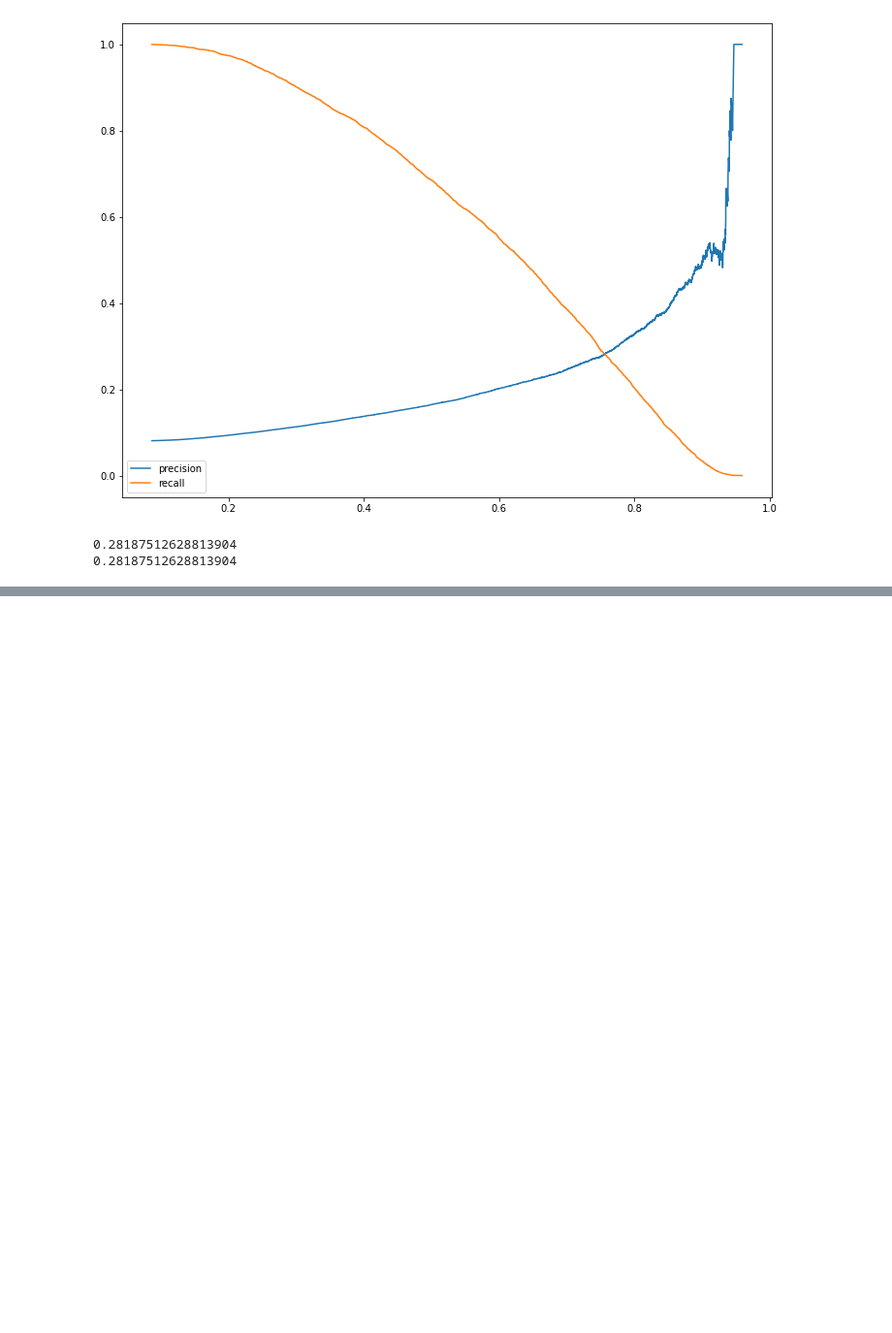
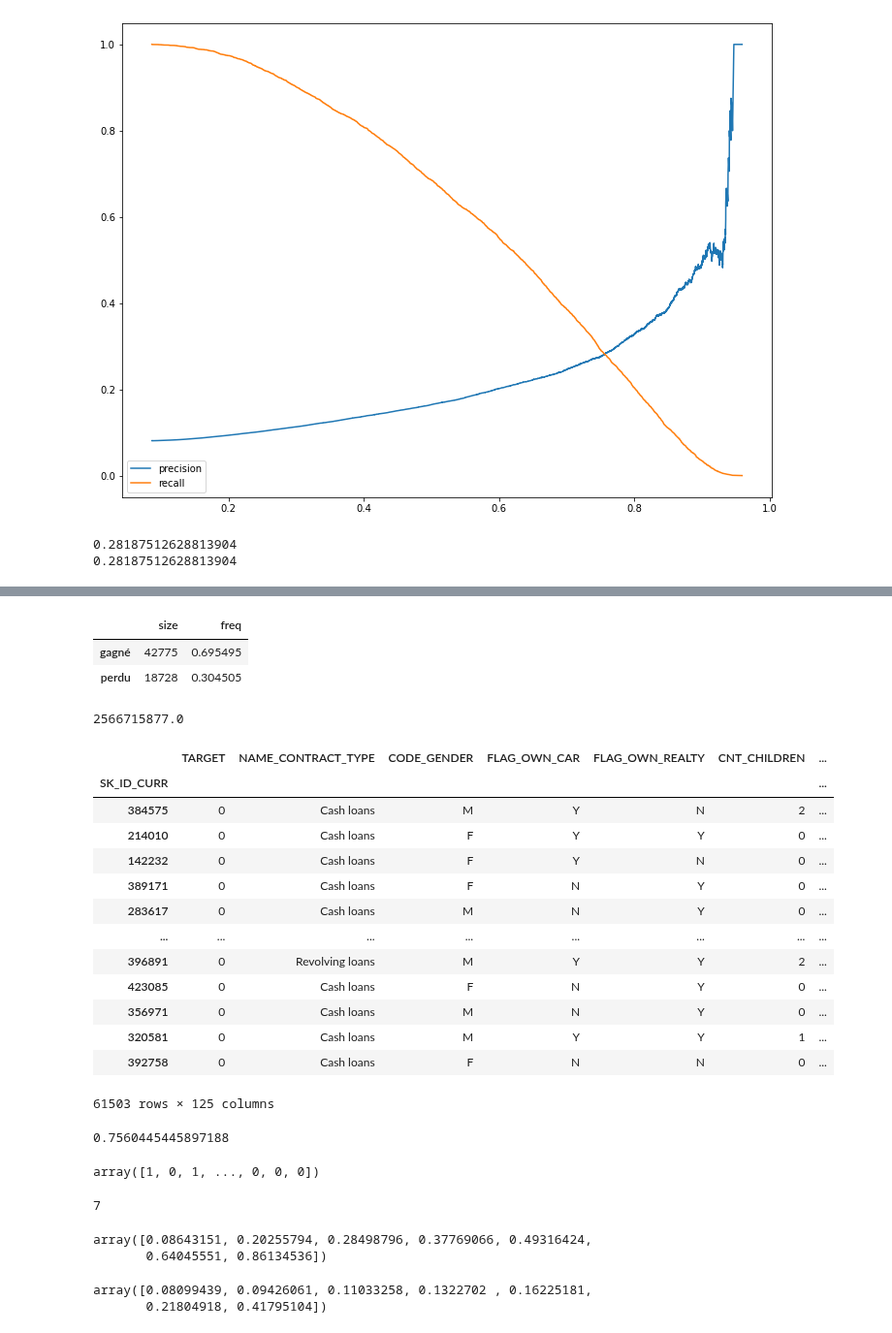
Before and after one commit to gitadum/credit_risk_rating, a Jupyter notebook: 00_notebooks/03_Modelling.ipynb, the cells around one changed output, grey strips where cells are left out. Shown at 97% size. Cells and saved outputs as stored; diff of their text form; code cells hidden in the pictures; blank space fills up the shorter version.

```diff
--- a/00_notebooks/03_Modelling.ipynb
+++ b/00_notebooks/03_Modelling.ipynb
@@ -1323,0 +1548,45 @@ print(recall[np.argmin(np.abs(precision - recall))])
+# %%
+pd.DataFrame({'size': pd.Series(correct(df_test)).value_counts(),
+              'freq': pd.Series(correct(df_test)).value_counts(normalize=True)})
+# %% [output]
+|  | size | freq |
+| gagné | 42775 | 0.695495 |
+| perdu | 18728 | 0.304505 |
+# %%
+def home_credit_profits(X):
+    profits = []
+    for idx in X.index:
+        if X.loc[idx, 'PREDICT'] == 1:
+            profit = 0.0
+        elif X.loc[idx, 'PREDICT'] == 0 and X.loc[idx, 'TARGET'] == 0:
+            profit = X.loc[idx, 'AMT_INTEREST']
+        elif X.loc[idx, 'PREDICT'] == 0 and X.loc[idx, 'TARGET'] == 1:
+            profit = - X.loc[idx, 'AMT_GOODS_PRICE']
+        profits.append(profit)
+    return profits
+# %%
+df_test.loc[:, 'PROFIT'] = home_credit_profits(df_test)
+df_test.PROFIT.sum()
+# %% [output]
+2566715877.0
+# %%
+df_test
+# %% [output]
+|  | TARGET | NAME_CONTRACT_TYPE | CODE_GENDER | FLAG_OWN_CAR | FLAG_OWN_REALTY | CNT_CHILDREN | ... |
+| SK_ID_CURR |  |  |  |  |  |  | ... |
+| 384575 | 0 | Cash loans | M | Y | N | 2 | ... |
+| 214010 | 0 | Cash loans | F | Y | Y | 0 | ... |
+| 142232 | 0 | Cash loans | F | Y | N | 0 | ... |
+| 389171 | 0 | Cash loans | F | N | Y | 0 | ... |
+| 283617 | 0 | Cash loans | M | N | Y | 0 | ... |
+| ... | ... | ... | ... | ... | ... | ... | ... |
+| 396891 | 0 | Revolving loans | M | Y | Y | 2 | ... |
+| 423085 | 0 | Cash loans | F | N | Y | 0 | ... |
+| 356971 | 0 | Cash loans | M | N | Y | 0 | ... |
+| 320581 | 0 | Cash loans | M | Y | Y | 1 | ... |
+| 392758 | 0 | Cash loans | F | N | N | 0 | ... |
+61503 rows × 125 columns
+# %%
+print(threshold[np.argmin(np.abs(precision - recall))])
+# %% [output]
+0.7560445445897188
@@ -1323,0 +1597,4 @@ print(recall[np.argmin(np.abs(precision - recall))])
+# %%
+final_model(best_model, X_test)
+# %% [output]
+array([1, 0, 1, ..., 0, 0, 0])
@@ -1323,0 +1611,4 @@ print(recall[np.argmin(np.abs(precision - recall))])
+# %%
+len(threshold[::10000])
+# %% [output]
+7
@@ -1323,0 +1617,10 @@ print(recall[np.argmin(np.abs(precision - recall))])
+# %%
+threshold[::10000]
+# %% [output]
+array([0.08643151, 0.20255794, 0.28498796, 0.37769066, 0.49316424,
+       0.64045551, 0.86134536])
+# %%
+precision[::10000]
+# %% [output]
+array([0.08099439, 0.09426061, 0.11033258, 0.1322702 , 0.16225181,
+       0.21804918, 0.41795104])
```
Also changed, not shown: parts of 20 cells of this notebook, 1 other file.
